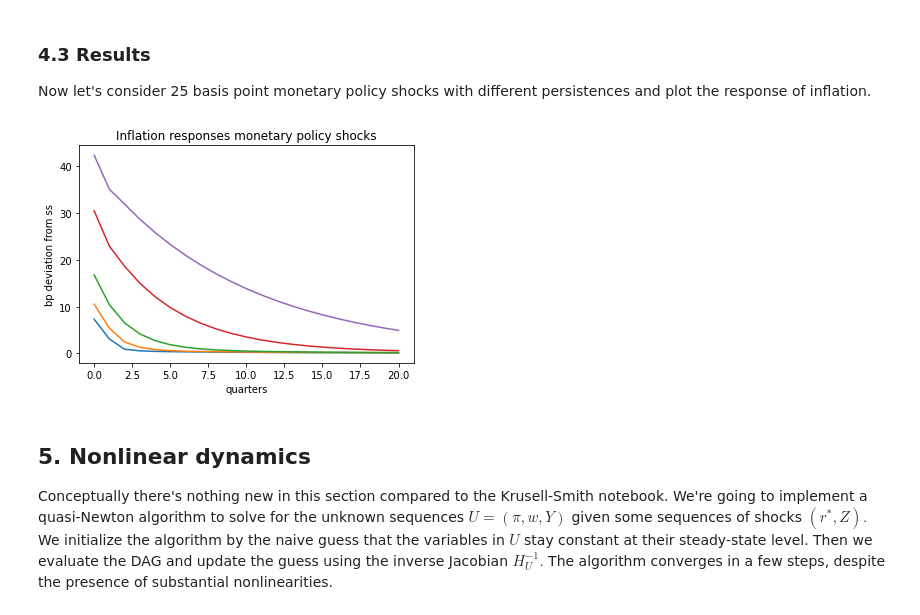
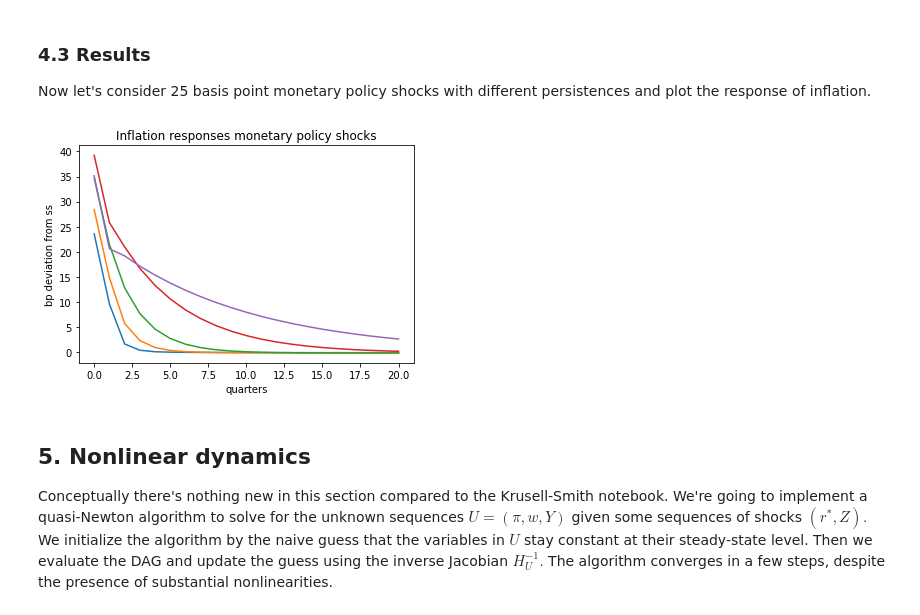
Before and after one commit to danmrc/sequence-jacobian, a Jupyter notebook: notebooks/hank.ipynb, the cells around one changed output. Cells and saved outputs as stored; diff of their text form; code cells hidden in the pictures.

```diff
--- a/notebooks/hank.ipynb
+++ b/notebooks/hank.ipynb
@@ -344,16 +344,16 @@ Now let's consider 25 basis point monetary policy shocks with different persiste
 # %%
 rhos = np.array([0.2, 0.4, 0.6, 0.8, 0.9])
 
 drstar = -0.0025 * rhos ** (np.arange(T)[:, np.newaxis])
-dpi = G['pi']['rstar'] @ drstar
+dpi = G['Y']['rstar'] @ drstar
 
 plt.plot(10000 * dpi[:21])
 plt.title(r'Inflation responses monetary policy shocks')
 plt.xlabel('quarters')
 plt.ylabel('bp deviation from ss')
 plt.show()
 # %% [output]
-[figure, old version]
+[figure, new version]
 # %% [markdown]
 ## 5. Nonlinear dynamics
 Conceptually there's nothing new in this section compared to the Krusell-Smith notebook. We're going to implement a quasi-Newton algorithm to solve for the unknown sequences $U=(\pi, w, Y)$ given some sequences of shocks $(r^*, Z).$ We initialize the algorithm by the naive guess that the variables in $U$ stay constant at their steady-state level. Then we evaluate the DAG and update the guess using the inverse Jacobian $H_U^{-1}.$ The algorithm converges in a few steps, despite the presence of substantial nonlinearities.
```
Also changed, not shown: parts of 1 cell of this notebook, 1 other file.
